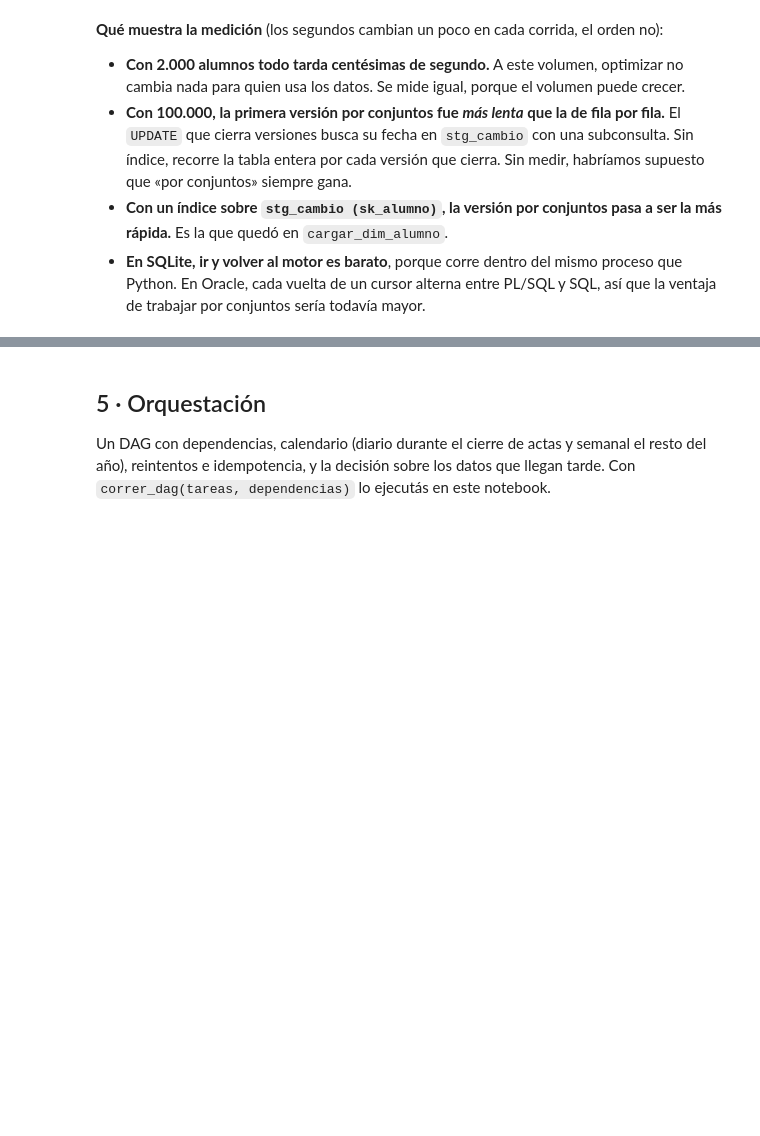
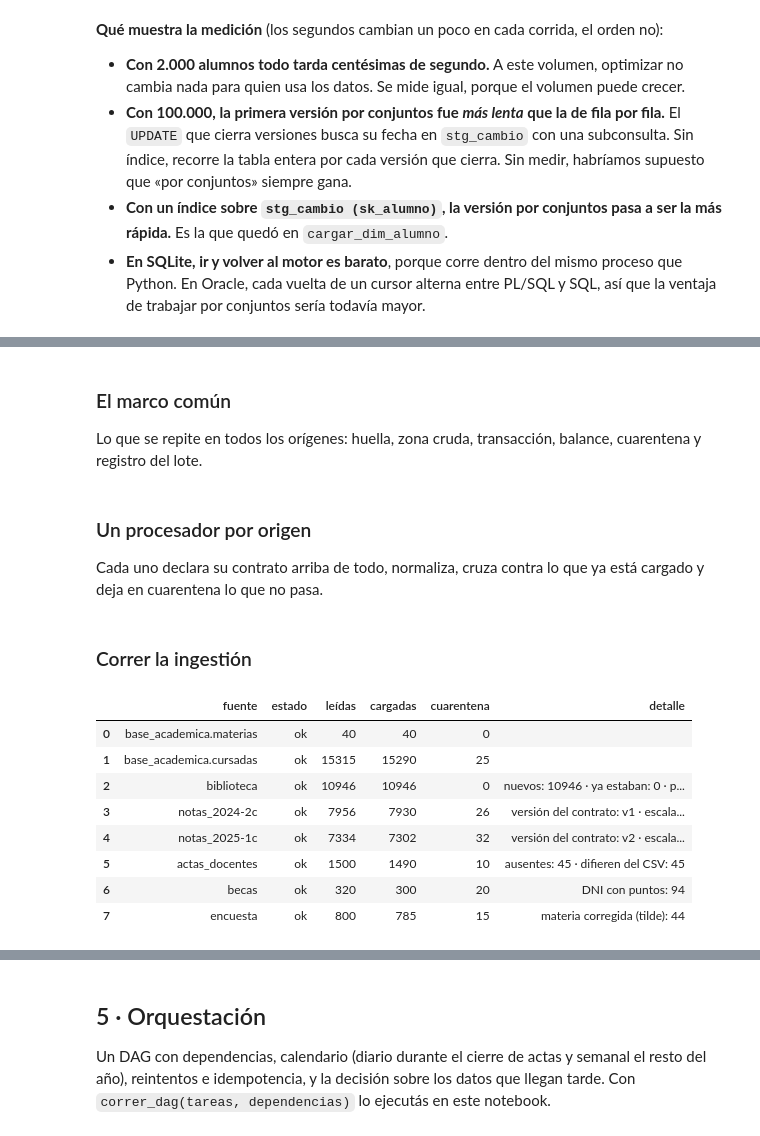
Before and after one commit to raschmatias/dh_arca, a Jupyter notebook: Data Engineer/06_uniandina/trabajo_final_uniandina.ipynb, the cells around one changed output, grey strips where cells are left out. Drawn from its saved outputs; the diff is of its cells as text; code cells hidden in the pictures; blank space fills up the shorter version.

```diff
--- a/Data Engineer/06_uniandina/trabajo_final_uniandina.ipynb
+++ b/Data Engineer/06_uniandina/trabajo_final_uniandina.ipynb
@@ -1176,0 +1215,4 @@ notas_2025-1c.csv                             179 KB
+# %% [markdown]
+### El marco común
+
+Lo que se repite en todos los orígenes: huella, zona cruda, transacción, balance, cuarentena y registro del lote.
@@ -1176,0 +1287,4 @@ notas_2025-1c.csv                             179 KB
+# %% [markdown]
+### Un procesador por origen
+
+Cada uno declara su contrato arriba de todo, normaliza, cruza contra lo que ya está cargado y deja en cuarentena lo que no pasa.
@@ -1176,0 +1479,31 @@ notas_2025-1c.csv                             179 KB
+# %% [markdown]
+### Correr la ingestión
+# %%
+# El flujo completo, en el orden en que dependen unos de otros:
+# primero la base académica (personas, materias, cursadas) porque todo lo demás se cruza contra ella.
+# Las personas y los legajos ya los cargó cargar_dim_alumno (módulo 3), que es el paso de «alumnos + cambios_plan».
+def ingerir_todo(forzar=False):
+    base = extraer_base_academica()
+    E = EXTERNOS
+    pasos = [("base_academica.materias", f"{base}/materias.csv",           procesar_materias),
+             ("base_academica.cursadas", f"{base}/cursadas.csv",           procesar_cursadas),
+             ("biblioteca",              f"{DESTINO}/eventos/biblioteca.jsonl", procesar_biblioteca),
+             ("notas_2024-2c",           f"{E}/notas_2024-2c.csv",         procesar_notas),
+             ("notas_2025-1c",           f"{E}/notas_2025-1c.csv",         procesar_notas),
+             ("actas_docentes",          f"{E}/actas_docentes.xlsx",       procesar_actas),   # después de las notas: el acta prevalece
+             ("becas",                   f"{E}/becas.csv",                 procesar_becas),
+             ("encuesta",                f"{E}/encuesta_satisfaccion.xlsx", procesar_encuesta)]
+    return pd.DataFrame([ingerir(fuente, ruta, procesar, forzar) for fuente, ruta, procesar in pasos])
+
+ingesta = ingerir_todo()
+ingesta
+# %% [output]
+|  | fuente | estado | leídas | cargadas | cuarentena | detalle |
+| 0 | base_academica.materias | ok | 40 | 40 | 0 |  |
+| 1 | base_academica.cursadas | ok | 15315 | 15290 | 25 |  |
+| 2 | biblioteca | ok | 10946 | 10946 | 0 | nuevos: 10946 · ya estaban: 0 · p... |
+| 3 | notas_2024-2c | ok | 7956 | 7930 | 26 | versión del contrato: v1 · escala... |
+| 4 | notas_2025-1c | ok | 7334 | 7302 | 32 | versión del contrato: v2 · escala... |
+| 5 | actas_docentes | ok | 1500 | 1490 | 10 | ausentes: 45 · difieren del CSV: 45 |
+| 6 | becas | ok | 320 | 300 | 20 | DNI con puntos: 94 |
+| 7 | encuesta | ok | 800 | 785 | 15 | materia corregida (tilde): 44 |
```
Also changed, not shown: parts of 13 cells of this notebook, 2 other files.
